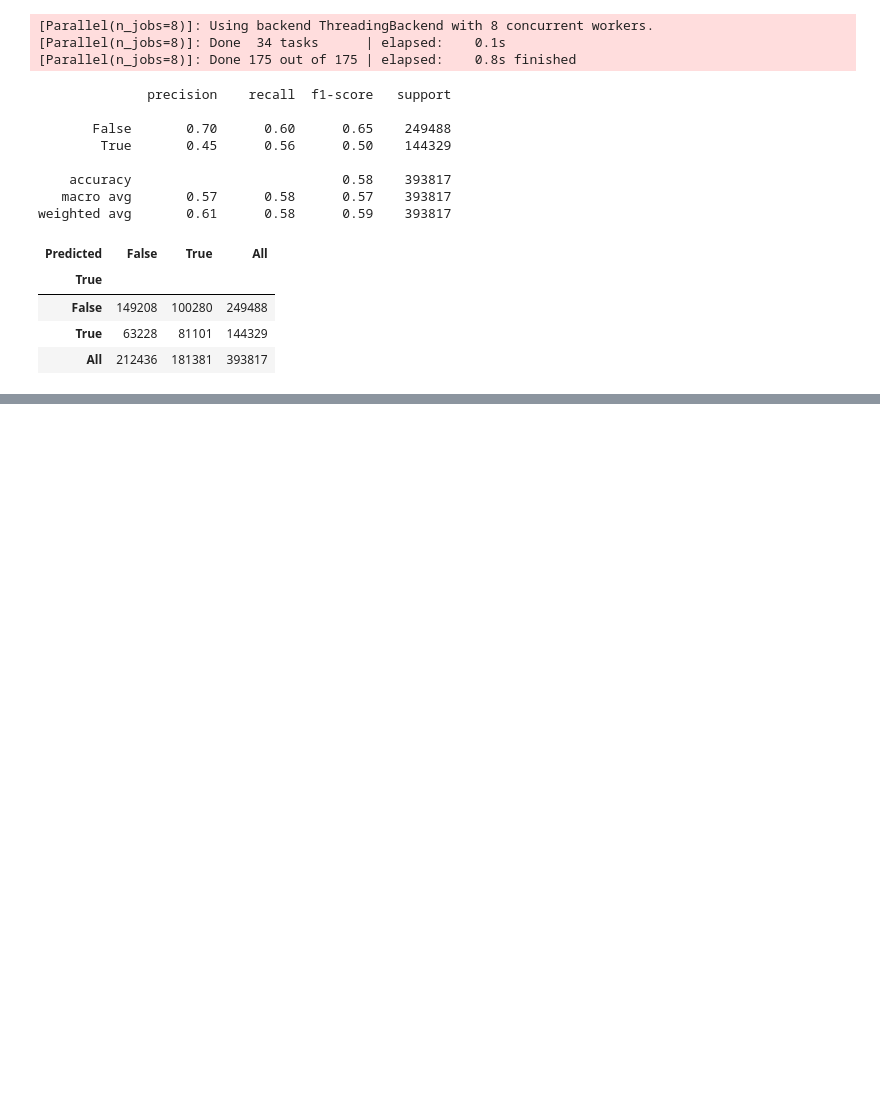
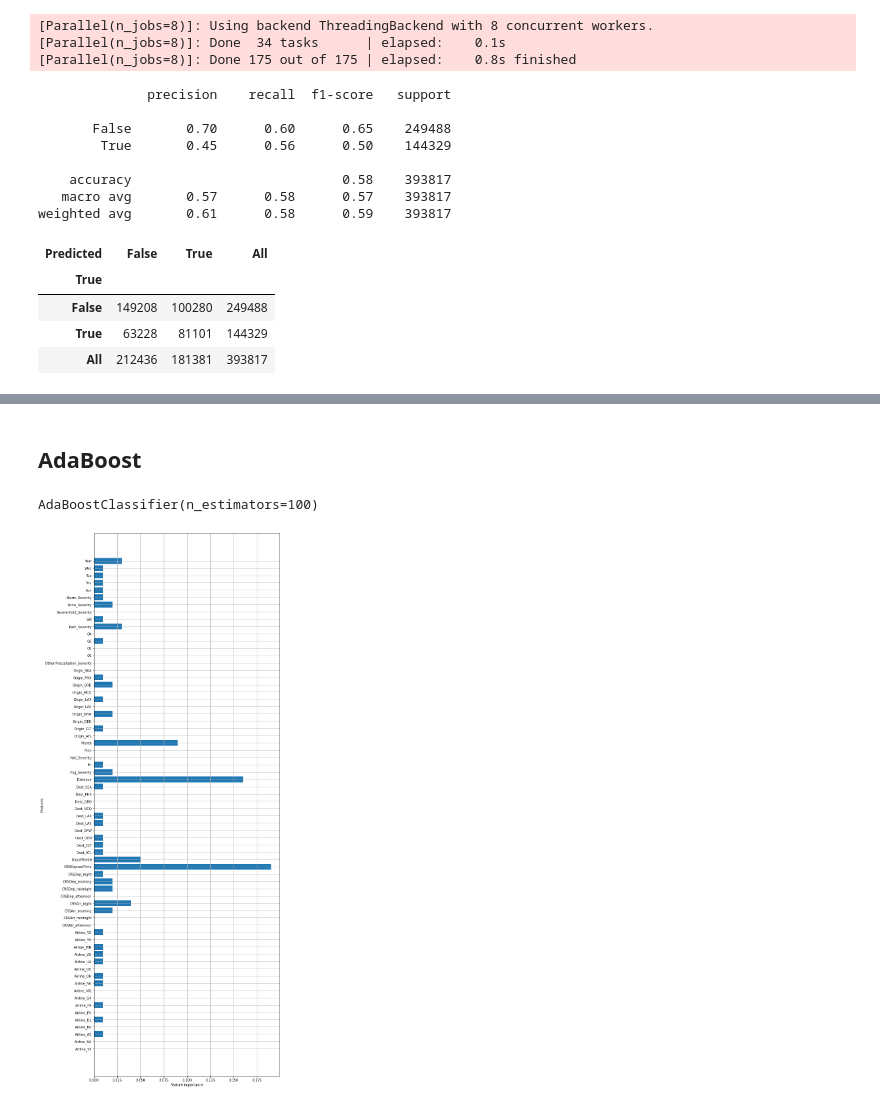
Before and after one commit to PPPSDavid/ORIE-4741-Project, a Jupyter notebook: Classification Model 10_with_10.ipynb, the cells around one changed output, grey strips where cells are left out. Cells and saved outputs as stored; diff of their text form; code cells hidden in the pictures; blank space fills up the shorter version.

```diff
--- a/Classification Model 10_with_10.ipynb
+++ b/Classification Model 10_with_10.ipynb
@@ -320,0 +403,14 @@ pd.crosstab(y_test.values.ravel(), pred, rownames=['True'], colnames=['Predicted
+# %% [markdown]
+## AdaBoost
+# %%
+n_estimator = 100
+ada_boosting = AdaBoostClassifier(n_estimators = n_estimator)
+# %%
+ada_boosting.fit(X_train, y_train.values.ravel())
+# %% [output]
+AdaBoostClassifier(n_estimators=100)
+# %%
+feature_names = X_train.columns.values
+plot_feature_importances(ada_boosting, feature_names)
+# %% [output]
+[figure, added]
```
Also changed, not shown: parts of 16 cells of this notebook.
